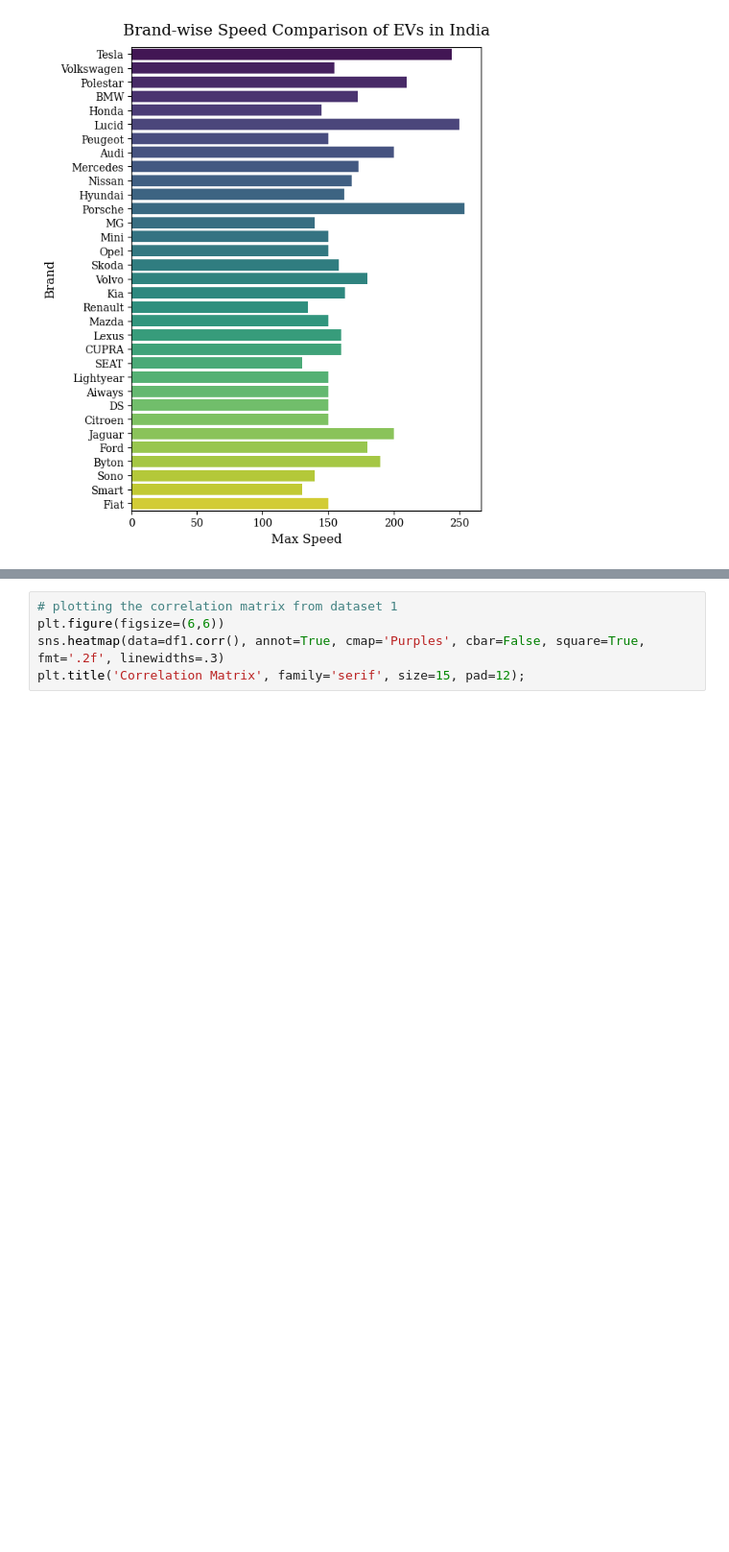
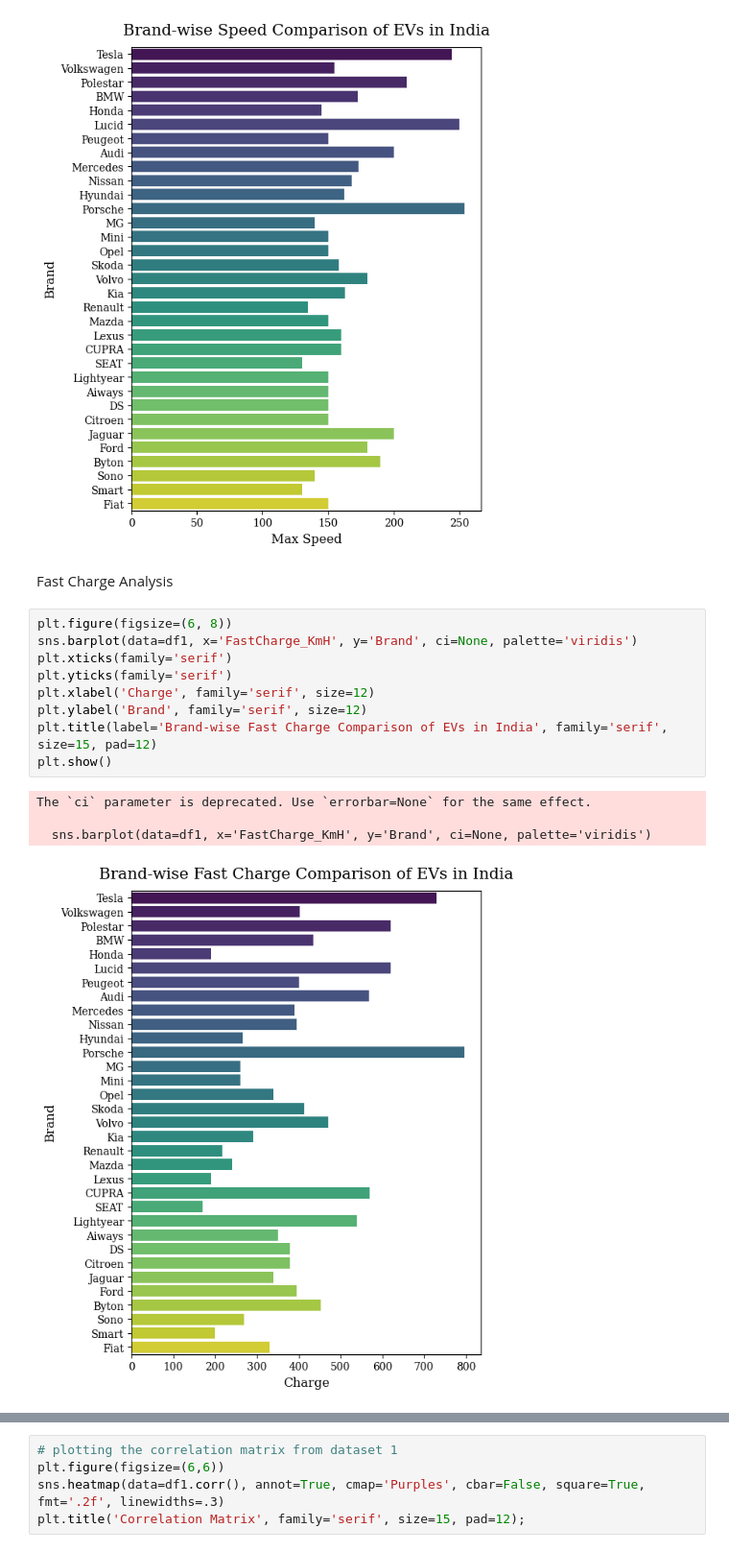
Before and after one commit to kesavakrishna/feynn-labs, a Jupyter notebook: EV_MSA_Proj 2/EV_MSA.ipynb, the cells around one changed output, grey strips where cells are left out. Shown at 96% size. Cells and saved outputs as stored; diff of their text form; blank space fills up the shorter version.

```diff
--- a/EV_MSA_Proj 2/EV_MSA.ipynb
+++ b/EV_MSA_Proj 2/EV_MSA.ipynb
@@ -293,3 +293,19 @@ The `ci` parameter is deprecated. Use `errorbar=None` for the same effect.
 
   sns.barplot(data=df1, x='TopSpeed_KmH', y='Brand', ci=None, palette='viridis')
 [figure]
+# %% [markdown]
+Fast Charge Analysis
+# %%
+plt.figure(figsize=(6, 8))
+sns.barplot(data=df1, x='FastCharge_KmH', y='Brand', ci=None, palette='viridis')
+plt.xticks(family='serif')
+plt.yticks(family='serif')
+plt.xlabel('Charge', family='serif', size=12)
+plt.ylabel('Brand', family='serif', size=12)
+plt.title(label='Brand-wise Fast Charge Comparison of EVs in India', family='serif', size=15, pad=12)
+plt.show()
+# %% [output]
+The `ci` parameter is deprecated. Use `errorbar=None` for the same effect.
+
+  sns.barplot(data=df1, x='FastCharge_KmH', y='Brand', ci=None, palette='viridis')
+[figure, added]
```
Also changed, not shown: parts of 3 cells of this notebook.
